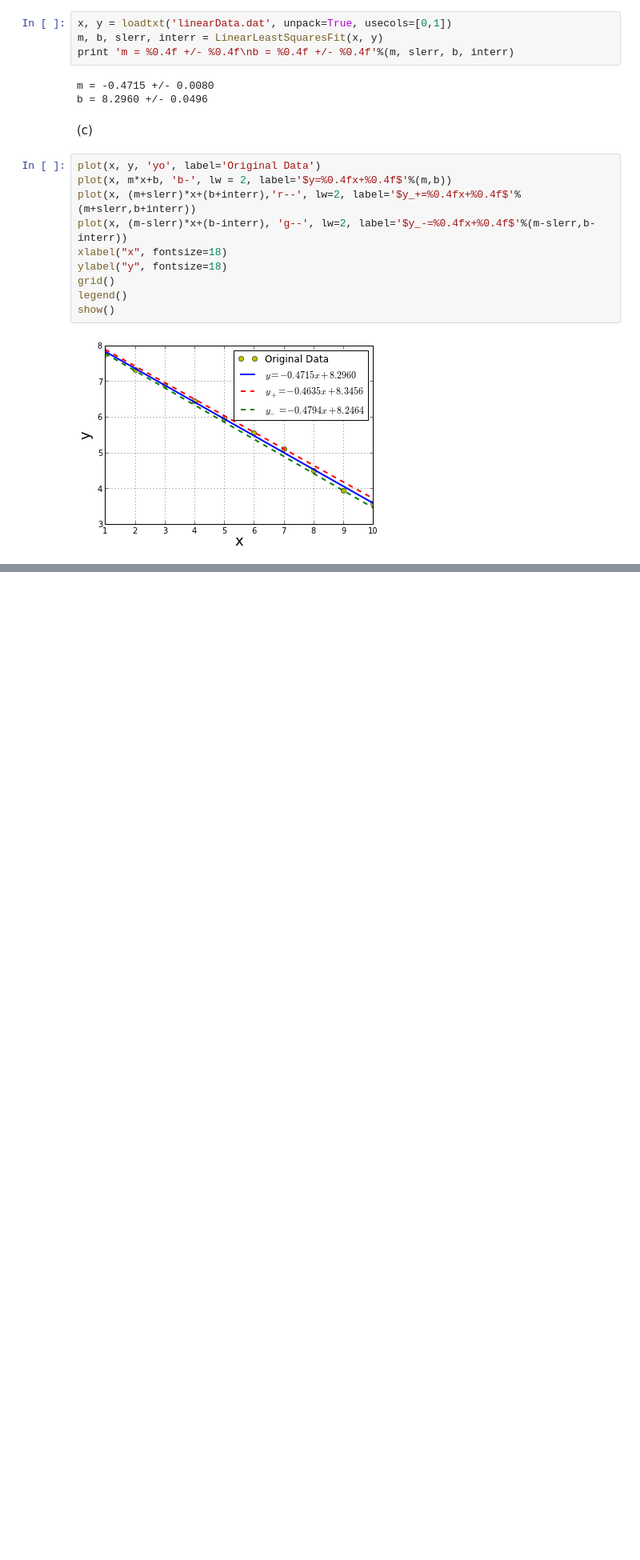
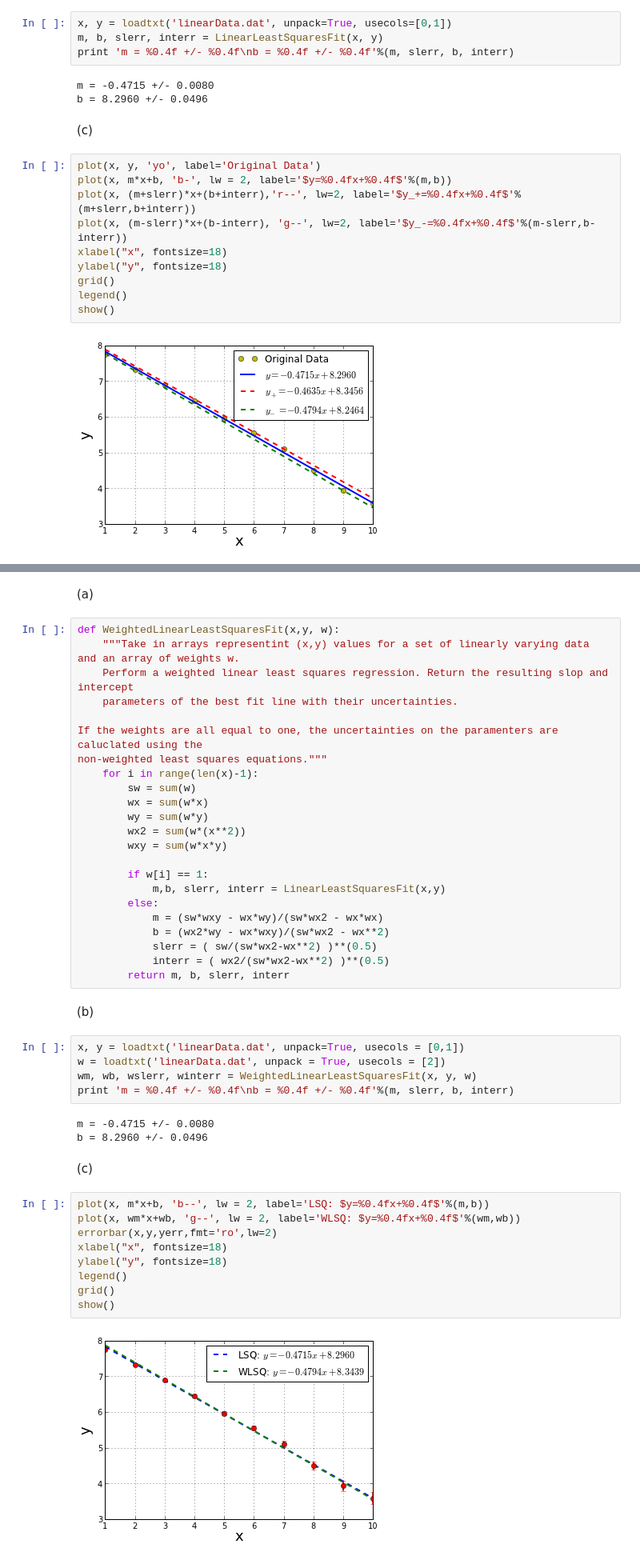
Before and after one commit to psalehsa/PHYS202-S13, a Jupyter notebook: Week9/ThursdayWork.ipynb, the cells around one changed output, grey strips where cells are left out. Shown at 80% size. Cells and saved outputs as stored; diff of their text form; blank space fills up the shorter version.

Commit message:
weighted stuff attempts

```diff
--- a/Week9/ThursdayWork.ipynb
+++ b/Week9/ThursdayWork.ipynb
@@ -141,0 +144,48 @@ show()
+# %% [markdown]
+(a)
+# %%
+def WeightedLinearLeastSquaresFit(x,y, w):
+    """Take in arrays representint (x,y) values for a set of linearly varying data and an array of weights w.
+    Perform a weighted linear least squares regression. Return the resulting slop and intercept
+    parameters of the best fit line with their uncertainties.
+
+If the weights are all equal to one, the uncertainties on the paramenters are caluclated using the
+non-weighted least squares equations."""
+    for i in range(len(x)-1):
+        sw = sum(w)
+        wx = sum(w*x)
+        wy = sum(w*y)
+        wx2 = sum(w*(x**2))
+        wxy = sum(w*x*y)
+
+        if w[i] == 1:
+            m,b, slerr, interr = LinearLeastSquaresFit(x,y)
+        else:
+            m = (sw*wxy - wx*wy)/(sw*wx2 - wx*wx)
+            b = (wx2*wy - wx*wxy)/(sw*wx2 - wx**2)
+            slerr = ( sw/(sw*wx2-wx**2) )**(0.5)
+            interr = ( wx2/(sw*wx2-wx**2) )**(0.5)
+        return m, b, slerr, interr
+# %% [markdown]
+(b)
+# %%
+x, y = loadtxt('linearData.dat', unpack=True, usecols = [0,1])
+w = loadtxt('linearData.dat', unpack = True, usecols = [2])
+wm, wb, wslerr, winterr = WeightedLinearLeastSquaresFit(x, y, w)
+print 'm = %0.4f +/- %0.4f\nb = %0.4f +/- %0.4f'%(m, slerr, b, interr)
+# %% [output]
+m = -0.4715 +/- 0.0080
+b = 8.2960 +/- 0.0496
+# %% [markdown]
+(c)
+# %%
+plot(x, m*x+b, 'b--', lw = 2, label='LSQ: $y=%0.4fx+%0.4f$'%(m,b))
+plot(x, wm*x+wb, 'g--', lw = 2, label='WLSQ: $y=%0.4fx+%0.4f$'%(wm,wb))
+errorbar(x,y,yerr,fmt='ro',lw=2)
+xlabel("x", fontsize=18)
+ylabel("y", fontsize=18)
+legend()
+grid()
+show()
+# %% [output]
+[figure, added]
```
Also changed, not shown: parts of 1 cell of this notebook.
